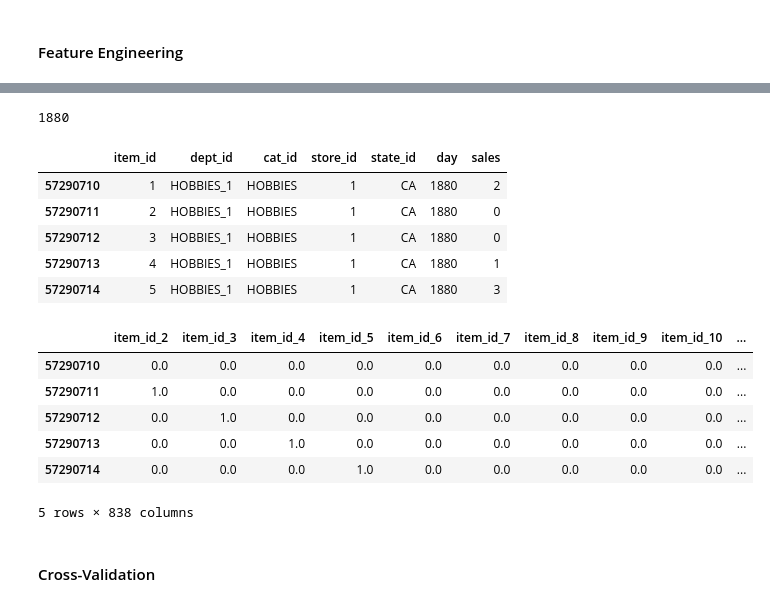
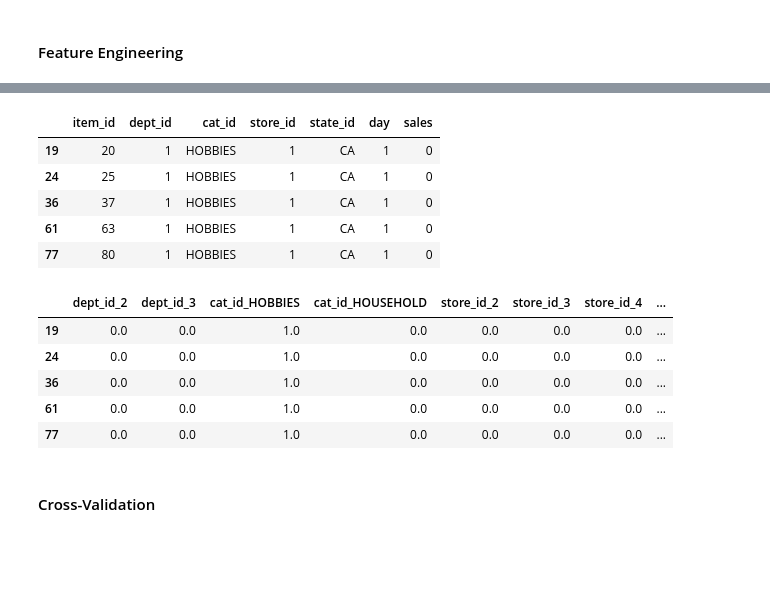
Before and after one commit to NoeFischer/m5_forecasting, a Jupyter notebook: notebooks/1_baseline.ipynb, the cells around one changed output, grey strips where cells are left out. Cells and saved outputs as stored; diff of their text form; code cells hidden in the pictures; blank space fills up the shorter version.

```diff
--- a/notebooks/1_baseline.ipynb
+++ b/notebooks/1_baseline.ipynb
@@ -49,0 +17,4 @@ sales = clean_data(sales, id_vars, 'day', 'sales', ret_cols); sales.head()
+# %%
+base_path = '/Users/Neezy/Desktop/ds_projects/m5_forecasting/data/'
+sales = pd.read_pickle(base_path + 'sales_sample.pkl')
+sales.head()
@@ -52,4 +30,4 @@ sales = clean_data(sales, id_vars, 'day', 'sales', ret_cols); sales.head()
 # %% [markdown]
 #### Feature Engineering
 # %%
-sales_rf = sales.copy(); sales_rf.head()
+sales_rf = sales.copy()
@@ -63,40 +34,33 @@ sales_rf = sales.copy(); sales_rf.head()
-# %%
-# Subsample
-sales_rf = sales_rf[sales_rf['day'] >= 1500]; sales_rf['day'].min()
-# %% [output]
-1880
 # %%
-# Clean store_id
-sales_rf['store_id'] = sales_rf['store_id'].str.extract('(\d+)', expand=False).astype(int)
-sales_rf['item_id'] = sales_rf['item_id'].str.extract('(\d{3}$)', expand=False).astype(int)
 # Drop unused features
 sales_rf_ft = sales_rf.drop('id', axis=1)
 sales_rf_ft.head()
 # %% [output]
 |  | item_id | dept_id | cat_id | store_id | state_id | day | sales |
-| 57290710 | 1 | HOBBIES_1 | HOBBIES | 1 | CA | 1880 | 2 |
-| 57290711 | 2 | HOBBIES_1 | HOBBIES | 1 | CA | 1880 | 0 |
-| 57290712 | 3 | HOBBIES_1 | HOBBIES | 1 | CA | 1880 | 0 |
-| 57290713 | 4 | HOBBIES_1 | HOBBIES | 1 | CA | 1880 | 1 |
-| 57290714 | 5 | HOBBIES_1 | HOBBIES | 1 | CA | 1880 | 3 |
+| 19 | 20 | 1 | HOBBIES | 1 | CA | 1 | 0 |
+| 24 | 25 | 1 | HOBBIES | 1 | CA | 1 | 0 |
+| 36 | 37 | 1 | HOBBIES | 1 | CA | 1 | 0 |
+| 61 | 63 | 1 | HOBBIES | 1 | CA | 1 | 0 |
+| 77 | 80 | 1 | HOBBIES | 1 | CA | 1 | 0 |
 # %%
 # Split categorical variables
-cat_vars = sales_rf_ft.drop(['sales', 'day'], axis=1)
-other_vars = sales_rf_ft[['sales', 'day']]
+cat_vars = sales_rf_ft[['dept_id', 'cat_id', 'store_id', 'state_id']]
+other_vars = sales_rf_ft[['day', 'sales']]
 
 # One hot encoding
-one_hot = OneHotEncoder(drop='first')
+one_hot = OneHotEncoder()
 cat_vars_oh = one_hot.fit_transform(cat_vars).toarray()
-cat_vars_oh = pd.DataFrame(cat_vars_oh, columns=one_hot.get_feature_names(cat_vars.columns))
+cat_vars_oh = pd.DataFrame(
+    cat_vars_oh, columns=one_hot.get_feature_names(cat_vars.columns))
 cat_vars_oh.index = cat_vars.index
 
 # Append Y again
-sales_rf_ft_oh = pd.concat([cat_vars_oh, other_vars], axis=1); sales_rf_ft_oh.head()
+sales_rf_ft_oh = pd.concat([cat_vars_oh, other_vars], axis=1)
+sales_rf_ft_oh.head()
 # %% [output]
-|  | item_id_2 | item_id_3 | item_id_4 | item_id_5 | item_id_6 | item_id_7 | item_id_8 | item_id_9 | item_id_10 | ... |
-| 57290710 | 0.0 | 0.0 | 0.0 | 0.0 | 0.0 | 0.0 | 0.0 | 0.0 | 0.0 | ... |
-| 57290711 | 1.0 | 0.0 | 0.0 | 0.0 | 0.0 | 0.0 | 0.0 | 0.0 | 0.0 | ... |
-| 57290712 | 0.0 | 1.0 | 0.0 | 0.0 | 0.0 | 0.0 | 0.0 | 0.0 | 0.0 | ... |
-| 57290713 | 0.0 | 0.0 | 1.0 | 0.0 | 0.0 | 0.0 | 0.0 | 0.0 | 0.0 | ... |
-| 57290714 | 0.0 | 0.0 | 0.0 | 1.0 | 0.0 | 0.0 | 0.0 | 0.0 | 0.0 | ... |
+|  | dept_id_2 | dept_id_3 | cat_id_HOBBIES | cat_id_HOUSEHOLD | store_id_2 | store_id_3 | store_id_4 | ... |
+| 19 | 0.0 | 0.0 | 1.0 | 0.0 | 0.0 | 0.0 | 0.0 | ... |
+| 24 | 0.0 | 0.0 | 1.0 | 0.0 | 0.0 | 0.0 | 0.0 | ... |
+| 36 | 0.0 | 0.0 | 1.0 | 0.0 | 0.0 | 0.0 | 0.0 | ... |
+| 61 | 0.0 | 0.0 | 1.0 | 0.0 | 0.0 | 0.0 | 0.0 | ... |
+| 77 | 0.0 | 0.0 | 1.0 | 0.0 | 0.0 | 0.0 | 0.0 | ... |
-5 rows × 838 columns
```
Also changed, not shown: parts of 16 cells of this notebook, 4 other files.
